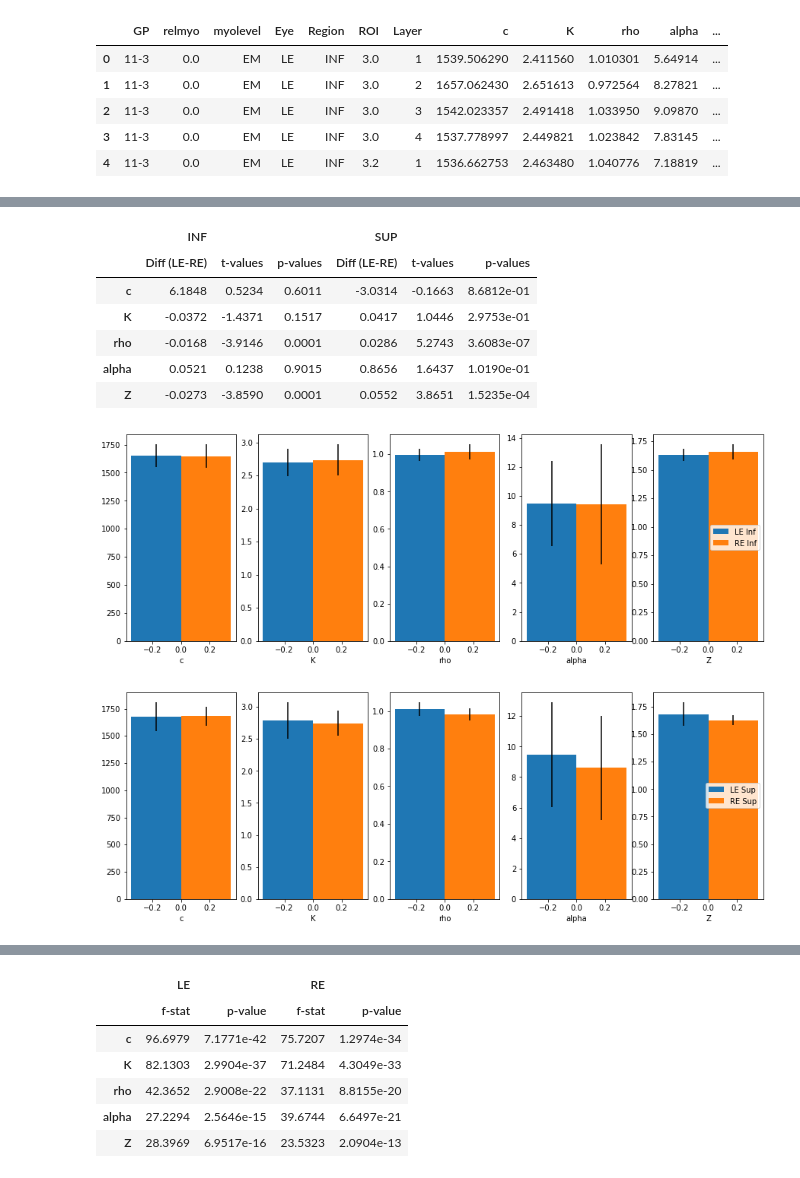
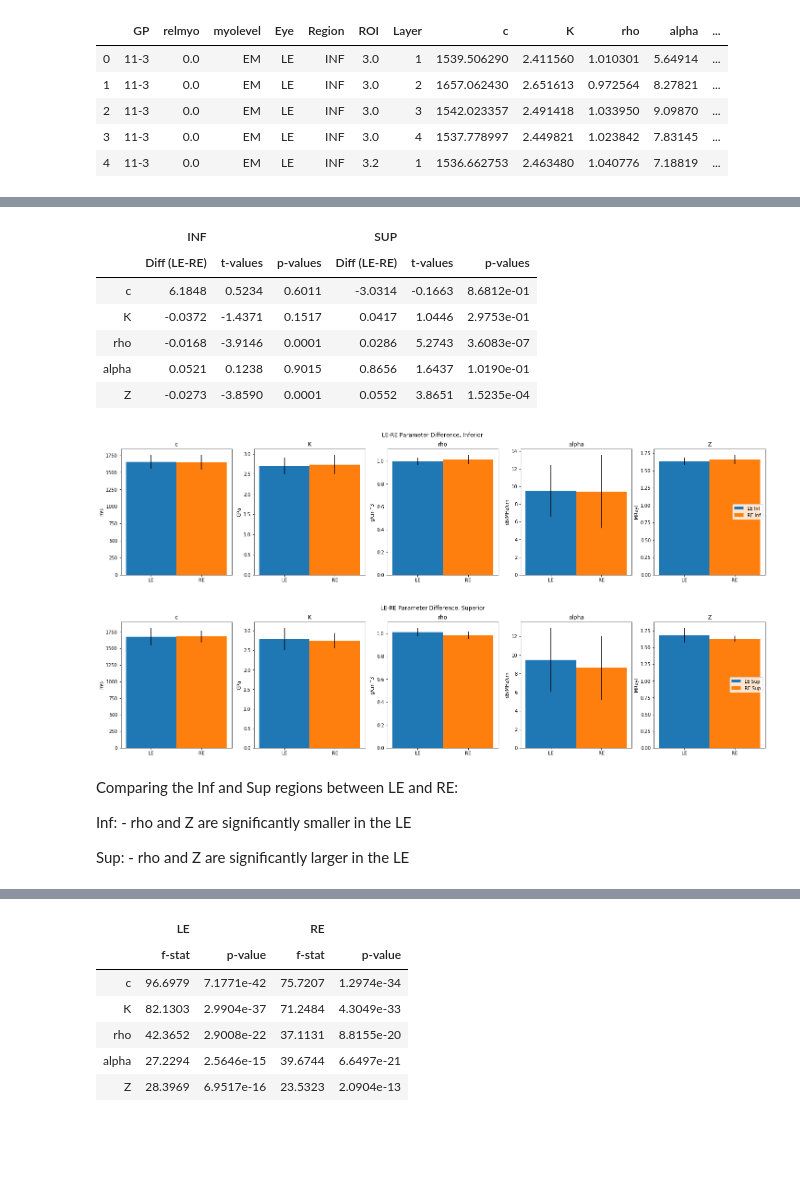
Before and after one commit to cameronhoerig/Riverside, a Jupyter notebook: SAM_Layering/QAM_Only_Hoang_Spreadsheet/QAM_Results_All_Eyes.ipynb, the cells around one changed output, grey strips where cells are left out. Saved outputs shown, nothing was run; the diff lists cells and outputs as text; code cells hidden in the pictures; blank space fills up the shorter version.

```diff
--- a/SAM_Layering/QAM_Only_Hoang_Spreadsheet/QAM_Results_All_Eyes.ipynb
+++ b/SAM_Layering/QAM_Only_Hoang_Spreadsheet/QAM_Results_All_Eyes.ipynb
@@ -155,8 +179,12 @@ le_sup_data = le_data[le_data['Region'] == 'SUP']
 re_inf_data = re_data[re_data['Region'] == 'INF']
 re_sup_data = re_data[re_data['Region'] == 'SUP']
 
-le_fig, le_ax = plt.subplots(1,num_param,figsize=((3*num_param,5)))
-re_fig, re_ax = plt.subplots(1,num_param,figsize=((3*num_param,5)))
+le_fig, le_ax = plt.subplots(1,num_param,figsize=((5*num_param,5)))
+re_fig, re_ax = plt.subplots(1,num_param,figsize=((5*num_param,5)))
+
+le_fig.suptitle('Acoustic Parameters by Inf/Sup in Left (Control) Eye')
+re_fig.suptitle('Acoustic Parameters by Inf/Sup in Right Eye')
+
 
 le_ax = le_ax.ravel()
 re_ax = re_ax.ravel()
@@ -175,8 +203,9 @@ for pp in range(num_param):
     p_err = [le_inf_data[this_param].std(), le_sup_data[this_param].std()]
     le_ax[pp].bar(x=-b_width/2,height=p_y[0],yerr=p_err[0],width=b_width,label='LE, Inf',color='tab:blue')
     le_ax[pp].bar(x=+b_width/2,height=p_y[1],yerr=p_err[1],width=b_width,label='LE, Sup',color='tab:orange')
-    le_ax[pp].set_xlabel(this_param)
-
+    le_ax[pp].set_ylabel(units_list[pp])
+    le_ax[pp].set_xticks([-b_width/2,b_width/2])
+    le_ax[pp].set_xticklabels(['Inf','Sup'])
 
     # t-test for right eye
     this_t, this_p = scipy.stats.ttest_ind(re_inf_data[this_param],re_sup_data[this_param])
@@ -188,10 +217,15 @@ for pp in range(num_param):
     p_err = [re_inf_data[this_param].std(), re_sup_data[this_param].std()]
     re_ax[pp].bar(x=-b_width/2,height=p_y[0],yerr=p_err[0],width=b_width,label='RE, Inf',color='tab:blue')
     re_ax[pp].bar(x=+b_width/2,height=p_y[1],yerr=p_err[1],width=b_width,label='RE, Sup',color='tab:orange')
-    re_ax[pp].set_xlabel(this_param)
+    re_ax[pp].set_ylabel(units_list[pp])
+    re_ax[pp].set_xticks([-b_width/2,b_width/2])
+    re_ax[pp].set_xticklabels(['Inf','Sup'])
 
 le_ax[-1].legend(loc='center right')
 re_ax[-1].legend(loc='center right')
+
+le_fig.savefig(r'.\inf_sup_le_comp.png',dpi=200)
+re_fig.savefig(r'.\inf_sup_re_comp.png',dpi=200)
 
 # Create DataFrames for the LE and RE summaries, this combine into one with a MultiIndex to summarize more concisely
 le_df = pd.DataFrame(le_param_diff,columns=['Diff (Inf-Sup)','t-values','p-values'],index=param_list)
@@ -219,8 +261,11 @@ full_df
 inf_param_diff = np.zeros((num_param,3))
 sup_param_diff = np.zeros((num_param,3))
 
-inf_fig, inf_ax = plt.subplots(1,num_param,figsize=((3*num_param,5)))
-sup_fig, sup_ax = plt.subplots(1,num_param,figsize=((3*num_param,5)))
+inf_fig, inf_ax = plt.subplots(1,num_param,figsize=((5*num_param,5)))
+sup_fig, sup_ax = plt.subplots(1,num_param,figsize=((5*num_param,5)))
+
+inf_fig.suptitle('LE-RE Parameter Difference, Inferior')
+sup_fig.suptitle('LE-RE Parameter Difference, Superior')
 
 inf_ax = inf_ax.ravel()
 sup_ax = sup_ax.ravel()
@@ -239,42 +284,59 @@ for pp in range(num_param):
     p_err = [le_inf_data[this_param].std(), re_inf_data[this_param].std()]
     inf_ax[pp].bar(x=p_x[0],height=p_y[0],yerr=p_err[0],width=b_width,label='LE Inf',color='tab:blue')
     inf_ax[pp].bar(x=p_x[1],height=p_y[1],yerr=p_err[1],width=b_width,label='RE Inf',color='tab:orange')
-    inf_ax[pp].set_xlabel(this_param)
+    inf_ax[pp].set_title(this_param)
+    inf_ax[pp].set_xticks(p_x)
+    inf_ax[pp].set_xticklabels(['LE','RE'])
+    inf_ax[pp].set_ylabel(units_list[pp])
 
     # Now compare SUP regions
     this_t, this_p = scipy.stats.ttest_ind(le_sup_data[this_param],re_sup_data[this_param])
     this_diff = le_sup_data[this_param].mean() - re_sup_data[this_param].mean()
     sup_param_diff[pp,:] = [this_diff,this_t,this_p]
 
     p_y = [le_sup_data[this_param].mean(), re_sup_data[this_param].mean()]
     p_err = [le_sup_data[this_param].std(), re_sup_data[this_param].std()]
     sup_ax[pp].bar(x=p_x[0],height=p_y[0],yerr=p_err[0],width=b_width,label='LE Sup',color='tab:blue')
     sup_ax[pp].bar(x=p_x[1],height=p_y[1],yerr=p_err[1],width=b_width,label='RE Sup',color='tab:orange')
-    sup_ax[pp].set_xlabel(this_param)
+    sup_ax[pp].set_title(this_param)
+    sup_ax[pp].set_xticks(p_x)
+    sup_ax[pp].set_xticklabels(['LE','RE'])
+    sup_ax[pp].set_ylabel(units_list[pp])
 
 inf_ax[-1].legend(loc='center right')
 sup_ax[-1].legend(loc='center right')
+
+inf_fig.savefig(r'.\le-re_diff_inf.png',dpi=200)
+sup_fig.savefig(r'.\le-re_diff_sup.png',dpi=200)
 
 # As before, create DataFrames and concatenate with MultiIndex to create a concise summary
 inf_df = pd.DataFrame(inf_param_diff,columns=['Diff (LE-RE)','t-values','p-values'],index=param_list)
 sup_df = pd.DataFrame(sup_param_diff,columns=['Diff (LE-RE)','t-values','p-values'],index=param_list)
 
 inf_df.columns = pd.MultiIndex.from_product([['INF'], inf_df.columns])
 sup_df.columns = pd.MultiIndex.from_product([['SUP'], sup_df.columns])
 
 full_df = pd.concat([inf_df,sup_df],axis=1)
 
 full_df
 # %% [output]
 |  | INF |  |  | SUP |  |  |
 |  | Diff (LE-RE) | t-values | p-values | Diff (LE-RE) | t-values | p-values |
 | c | 6.1848 | 0.5234 | 0.6011 | -3.0314 | -0.1663 | 8.6812e-01 |
 | K | -0.0372 | -1.4371 | 0.1517 | 0.0417 | 1.0446 | 2.9753e-01 |
 | rho | -0.0168 | -3.9146 | 0.0001 | 0.0286 | 5.2743 | 3.6083e-07 |
 | alpha | 0.0521 | 0.1238 | 0.9015 | 0.8656 | 1.6437 | 1.0190e-01 |
 | Z | -0.0273 | -3.8590 | 0.0001 | 0.0552 | 3.8651 | 1.5235e-04 |
-[figure, old version]
+[figure, new version]
-[figure, old version]
+[figure, new version]
+# %% [markdown]
+Comparing the Inf and Sup regions between LE and RE:
+
+Inf:
+    - rho and Z are significantly smaller in the LE
+
+Sup:
+    - rho and Z are significantly larger in the LE
 # %%
 # Before starting to repeat some of the above on a per-layer basis, look for a difference in the parameters by layer generally
 # Use ANOVA to determine if any of them differ
```
Also changed, not shown: parts of 37 cells of this notebook.
